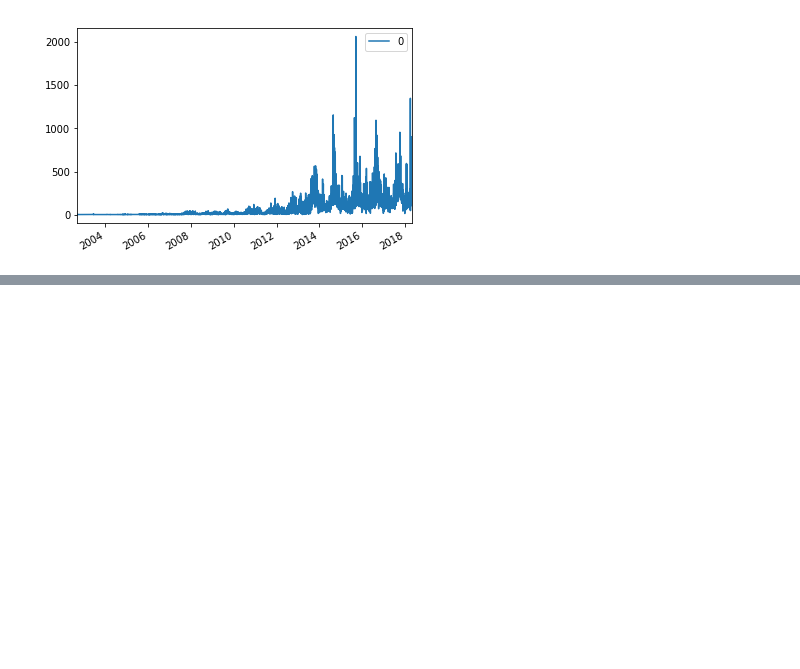
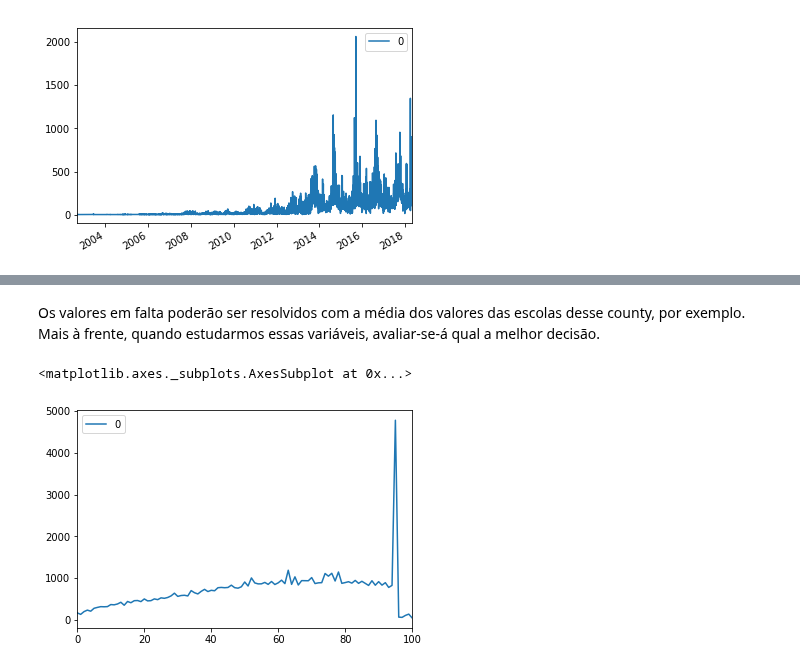
Before and after one commit to mathminer/donorschoose, a Jupyter notebook: donorschoose_cleaning.ipynb, the cells around one changed output, grey strips where cells are left out. Cells and saved outputs as stored; diff of their text form; code cells hidden in the pictures; blank space fills up the shorter version.

```diff
--- a/donorschoose_cleaning.ipynb
+++ b/donorschoose_cleaning.ipynb
@@ -196,0 +256,10 @@ Uma sugestão seria eliminar as entradas de 2018 uma ve que não existe informa
+# %% [markdown]
+Os valores em falta poderão ser resolvidos com a média dos valores das escolas desse county, por exemplo. Mais à frente, quando estudarmos essas variáveis, avaliar-se-á qual a melhor decisão.
+# %%
+counts = Counter(np.sort(data_schools['School Percentage Free Lunch']))
+
+df = pd.DataFrame.from_dict(counts, orient='index')
+df.plot(kind='line')
+# %% [output]
+<matplotlib.axes._subplots.AxesSubplot at 0x...>
+[figure, added]
```
Also changed, not shown: parts of 22 cells of this notebook.
